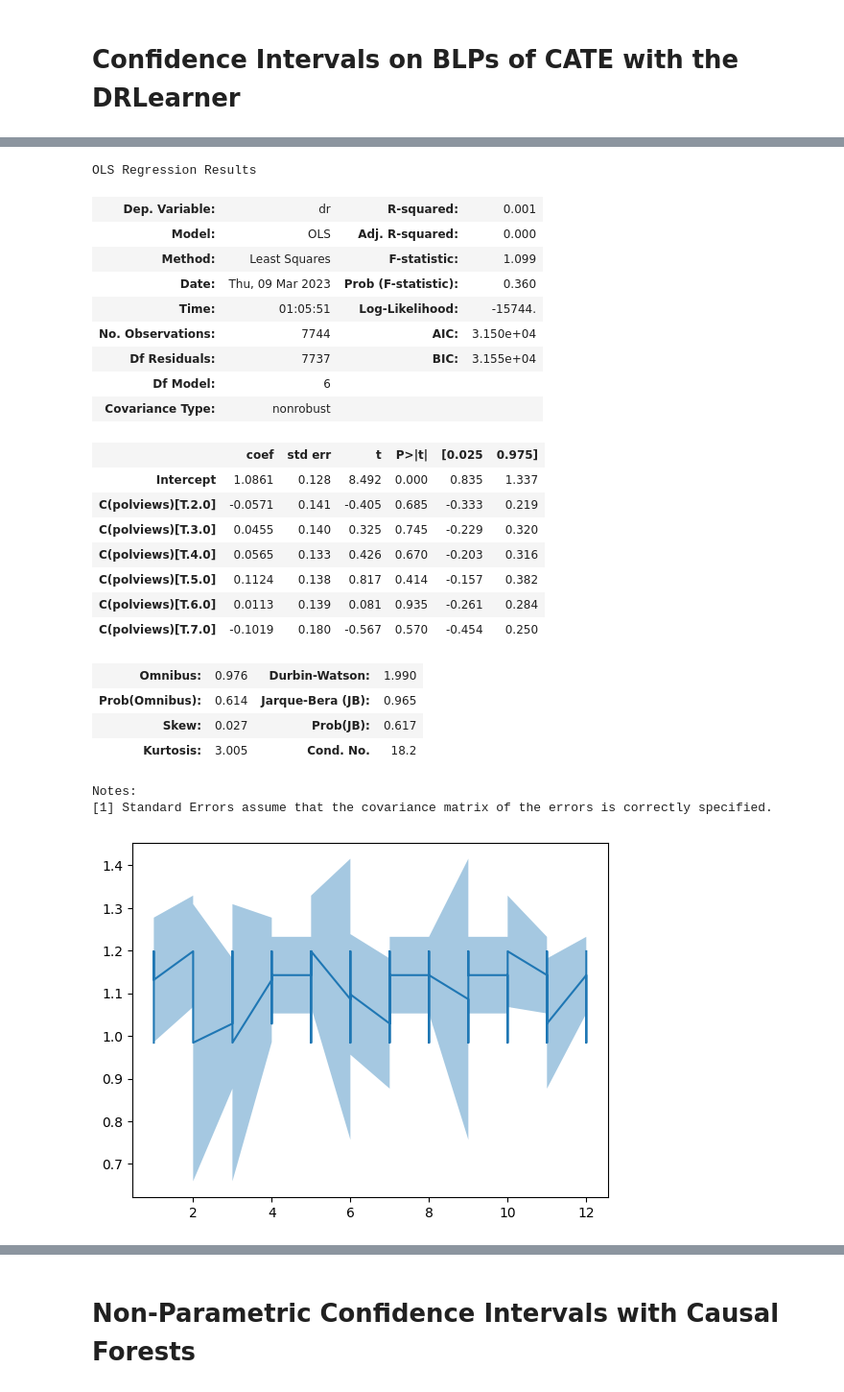
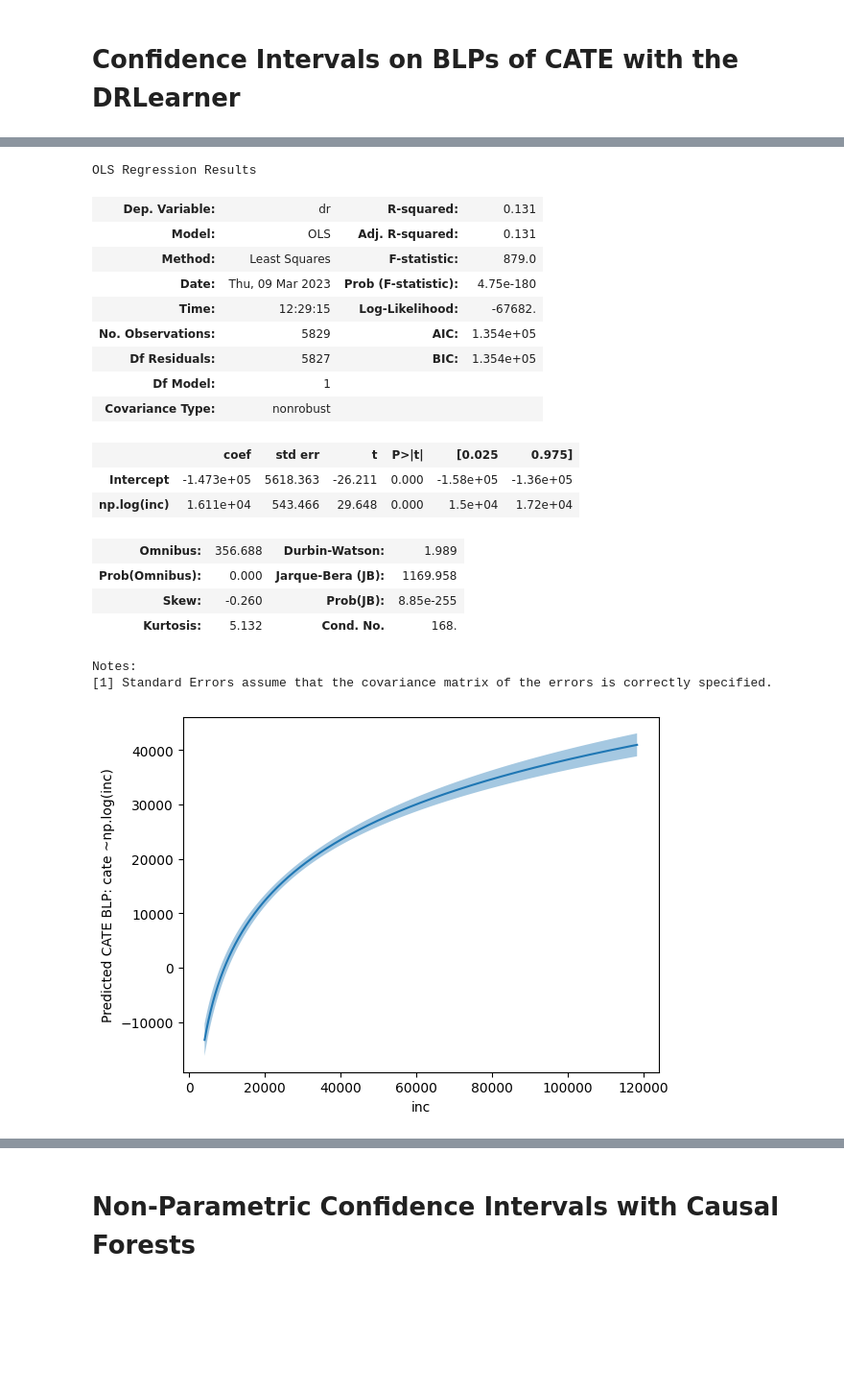
Before and after one commit to stanford-msande228/winter23, a Jupyter notebook: CATE-estimation.ipynb, the cells around one changed output, grey strips where cells are left out. Shown at 96% size. Saved outputs shown, nothing was run; the diff lists cells and outputs as text; code cells hidden in the pictures; blank space fills up the shorter version.

Commit message:
cleaned up CATE

```diff
--- a/CATE-estimation.ipynb
+++ b/CATE-estimation.ipynb
@@ -24,14 +19,14 @@ from myflaml import auto_reg, auto_clf, auto_weighted_reg
 # %% [markdown]
 # Setting the High Level Parameters for the Notebook
 # %%
-time_budget = 10 # budget for auto-ml
+time_budget = 1 # time budget for auto-ml in seconds (advisable around 120)
 verbose = 0 # verbosity of auto-ml
 n_splits = 5 # cross-fitting and cross-validation splits
 data = '401k' # which dataset, one of {'401k', 'criteo', 'welfare'}
-plot = True
+plot = True # whether to plot results
 feat_ind = 1 # which feature to use as x axis in plotting
 # Formula for the BLP of CATE regression.
-blp_formula = 'np.log(inc)' # e.g. 'np.log(inc)', 'C(polviews)' for the welfare case.
+blp_formula = 'np.log(inc)' # e.g. 'f1' for criteo, np.log(inc)' for 401k, 'C(polviews)' for the welfare case.
 
 ## For semi-synthetic data generation; available only if data='401k'
 semi_synth = True # True is available only if data='401k'
@@ -785,38 +878,35 @@ lr = ols('dr ~ ' + blp_formula, df).fit()
 lr.summary()
 # %% [output]
 OLS Regression Results
-| Dep. Variable: | dr | R-squared: | 0.001 |
-| Model: | OLS | Adj. R-squared: | 0.000 |
-| Method: | Least Squares | F-statistic: | 1.099 |
-| Date: | Thu, 09 Mar 2023 | Prob (F-statistic): | 0.360 |
-| Time: | 01:05:51 | Log-Likelihood: | -15744. |
-| No. Observations: | 7744 | AIC: | 3.150e+04 |
-| Df Residuals: | 7737 | BIC: | 3.155e+04 |
-| Df Model: | 6 |  |  |
+| Dep. Variable: | dr | R-squared: | 0.131 |
+| Model: | OLS | Adj. R-squared: | 0.131 |
+| Method: | Least Squares | F-statistic: | 879.0 |
+| Date: | Thu, 09 Mar 2023 | Prob (F-statistic): | 4.75e-180 |
+| Time: | 12:29:15 | Log-Likelihood: | -67682. |
+| No. Observations: | 5829 | AIC: | 1.354e+05 |
+| Df Residuals: | 5827 | BIC: | 1.354e+05 |
+| Df Model: | 1 |  |  |
 | Covariance Type: | nonrobust |  |  |
 |  | coef | std err | t | P>|t| | [0.025 | 0.975] |
-| Intercept | 1.0861 | 0.128 | 8.492 | 0.000 | 0.835 | 1.337 |
-| C(polviews)[T.2.0] | -0.0571 | 0.141 | -0.405 | 0.685 | -0.333 | 0.219 |
-| C(polviews)[T.3.0] | 0.0455 | 0.140 | 0.325 | 0.745 | -0.229 | 0.320 |
-| C(polviews)[T.4.0] | 0.0565 | 0.133 | 0.426 | 0.670 | -0.203 | 0.316 |
-| C(polviews)[T.5.0] | 0.1124 | 0.138 | 0.817 | 0.414 | -0.157 | 0.382 |
-| C(polviews)[T.6.0] | 0.0113 | 0.139 | 0.081 | 0.935 | -0.261 | 0.284 |
-| C(polviews)[T.7.0] | -0.1019 | 0.180 | -0.567 | 0.570 | -0.454 | 0.250 |
+| Intercept | -1.473e+05 | 5618.363 | -26.211 | 0.000 | -1.58e+05 | -1.36e+05 |
+| np.log(inc) | 1.611e+04 | 543.466 | 29.648 | 0.000 | 1.5e+04 | 1.72e+04 |
-| Omnibus: | 0.976 | Durbin-Watson: | 1.990 |
-| Prob(Omnibus): | 0.614 | Jarque-Bera (JB): | 0.965 |
-| Skew: | 0.027 | Prob(JB): | 0.617 |
-| Kurtosis: | 3.005 | Cond. No. | 18.2 |
+| Omnibus: | 356.688 | Durbin-Watson: | 1.989 |
+| Prob(Omnibus): | 0.000 | Jarque-Bera (JB): | 1169.958 |
+| Skew: | -0.260 | Prob(JB): | 8.85e-255 |
+| Kurtosis: | 5.132 | Cond. No. | 168. |
 Notes:
 [1] Standard Errors assume that the covariance matrix of the errors is correctly specified.
 # %%
 pred_df = lr.get_prediction(df).summary_frame(alpha=.01)
 # %%
-inds = np.argsort(df.iloc[:, feat_ind])
-plt.plot(df.iloc[:, feat_ind].iloc[inds], pred_df['mean'][inds])
-plt.fill_between(df.iloc[:, feat_ind].iloc[inds], pred_df['mean_ci_lower'][inds], pred_df['mean_ci_upper'][inds], alpha=.4)
+inds = np.argsort(X.iloc[:, feat_ind])
+plt.plot(X.iloc[:, feat_ind].iloc[inds], pred_df['mean'][inds])
+plt.fill_between(X.iloc[:, feat_ind].iloc[inds], pred_df['mean_ci_lower'][inds], pred_df['mean_ci_upper'][inds], alpha=.4)
+plt.xlabel(X.columns[feat_ind])
+plt.ylabel('Predicted CATE BLP: cate ~' + blp_formula)
 plt.show()
 # %% [output]
-[figure, old version]
+[figure, new version]
 # %%
 if semi_synth:
     df = Z.copy()
```
Also changed, not shown: parts of 65 cells of this notebook.
